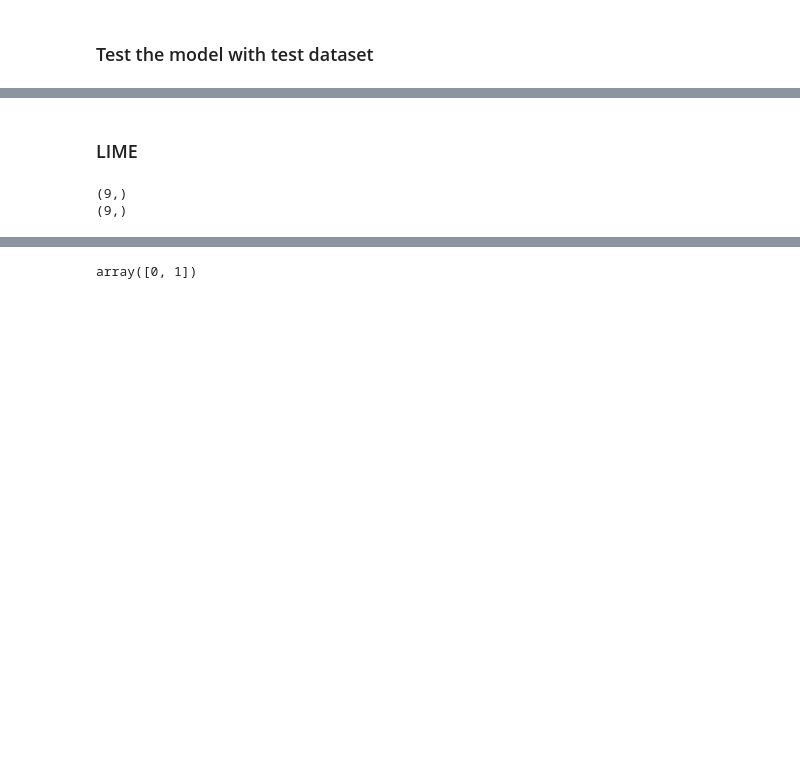
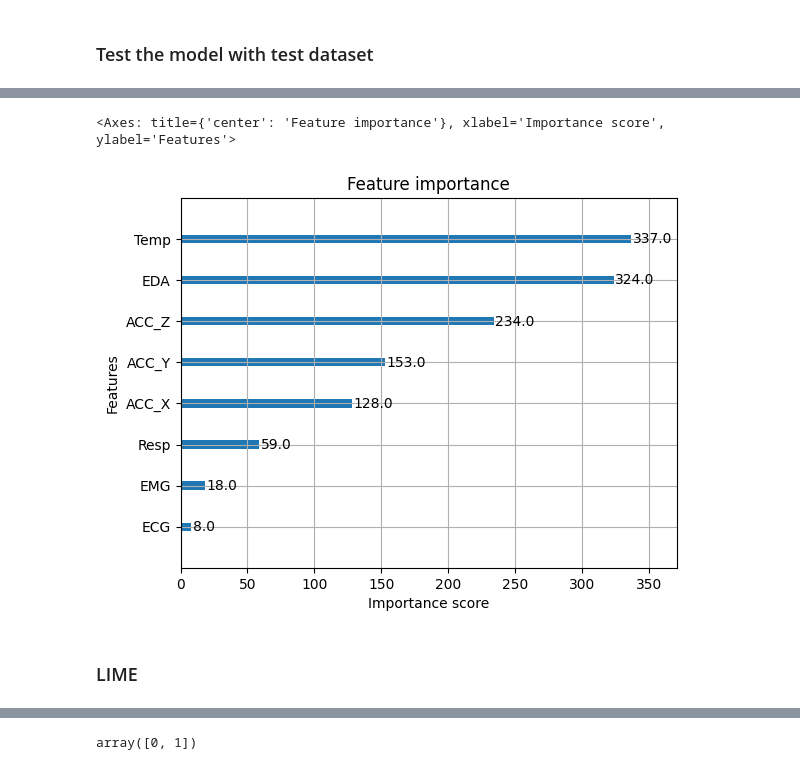
Before and after one commit to Yranshevare/XAI_For_Stress_and_Mental_Health_Prediction, a Jupyter notebook: ModelTraining/train12.ipynb, the cells around one changed output, grey strips where cells are left out. Saved outputs shown, nothing was run; the diff lists cells and outputs as text; code cells hidden in the pictures; blank space fills up the shorter version.

```diff
--- a/ModelTraining/train12.ipynb
+++ b/ModelTraining/train12.ipynb
@@ -195,3 +271,9 @@ weighted avg       0.97      0.97      0.96   2079001
+# %%
+from xgboost import plot_importance
+plot_importance(model)
+# %% [output]
+<Axes: title={'center': 'Feature importance'}, xlabel='Importance score', ylabel='Features'>
+[figure, added]
 # %% [markdown]
 ### LIME
 # %%
@@ -202,12 +284,6 @@ explainer = LimeTabularExplainer(
     mode="classification",
     discretize_continuous=False
 )
-# %%
-print(explainer.scaler.mean_.shape)
-print(explainer.scaler.scale_.shape)
-# %% [output]
-(9,)
-(9,)
 # %%
 input_data = pd.DataFrame([{
     "ACC_X": 1.2,
```
Also changed, not shown: parts of 13 cells of this notebook, 1 other file.
